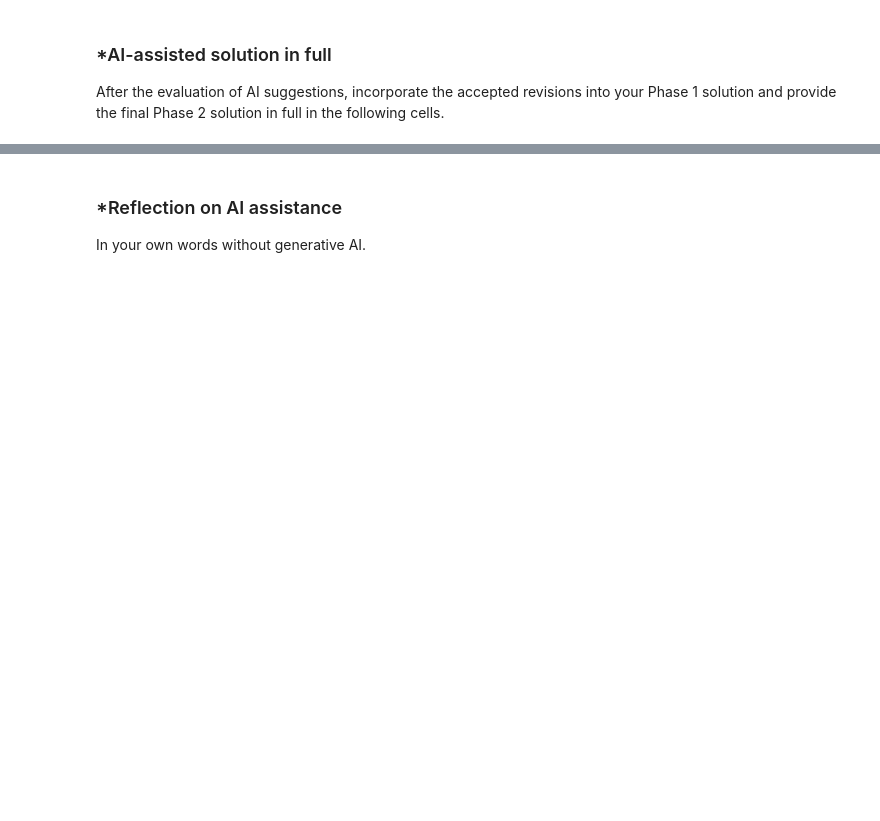
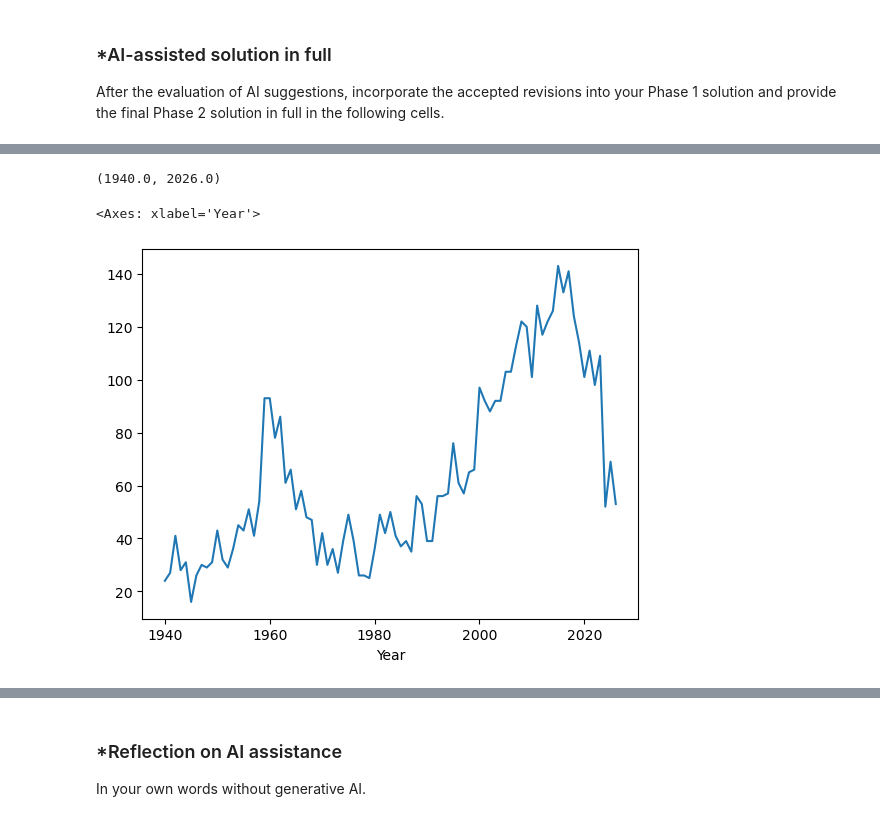
Before and after one commit to Armon-1/A01-data-wrangling, a Jupyter notebook: notebook.ipynb, the cells around one changed output, grey strips where cells are left out. Drawn from its saved outputs; the diff is of its cells as text; code cells hidden in the pictures; blank space fills up the shorter version.

```diff
--- a/notebook.ipynb
+++ b/notebook.ipynb
@@ -262,0 +311,16 @@ After the evaluation of AI suggestions, incorporate the accepted revisions into
+# %%
+sharks2["Year"].min(), sharks2["Year"].max()
+# %% [output]
+(1940.0, 2026.0)
+# %%
+# Shark data
+sharks2 = pd.read_excel("./data/GSAF5.xls")
+sharks2 = sharks2.dropna(axis=1, how="all")
+
+sharks2["Year"] = pd.to_numeric(sharks2["Year"], errors="coerce")
+sharks2 = sharks2[sharks2["Year"] >= 1940]
+
+sharks2["Year"].value_counts().sort_index().plot()
+# %% [output]
+<Axes: xlabel='Year'>
+[figure, added]
```
Also changed, not shown: parts of 14 cells of this notebook.
